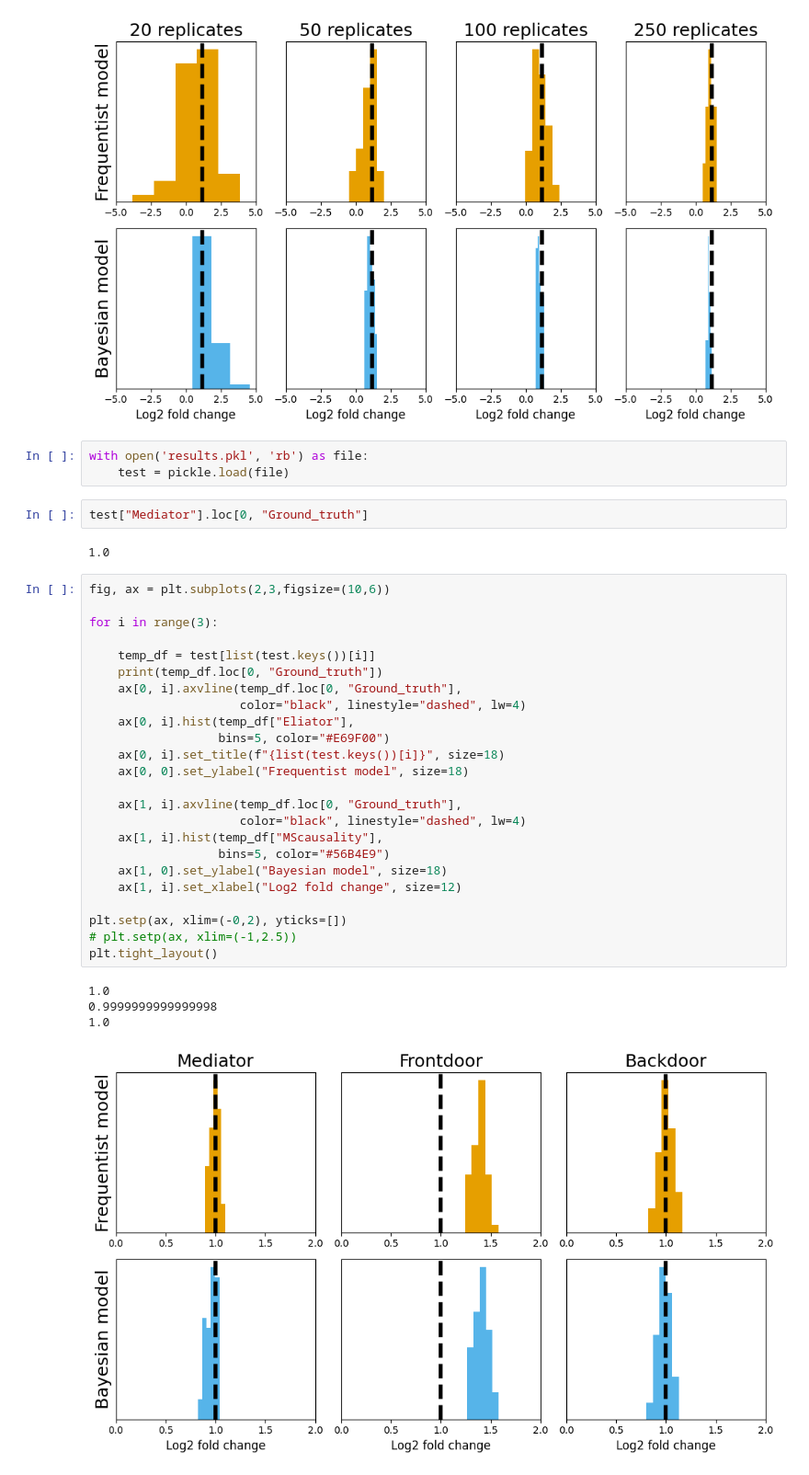
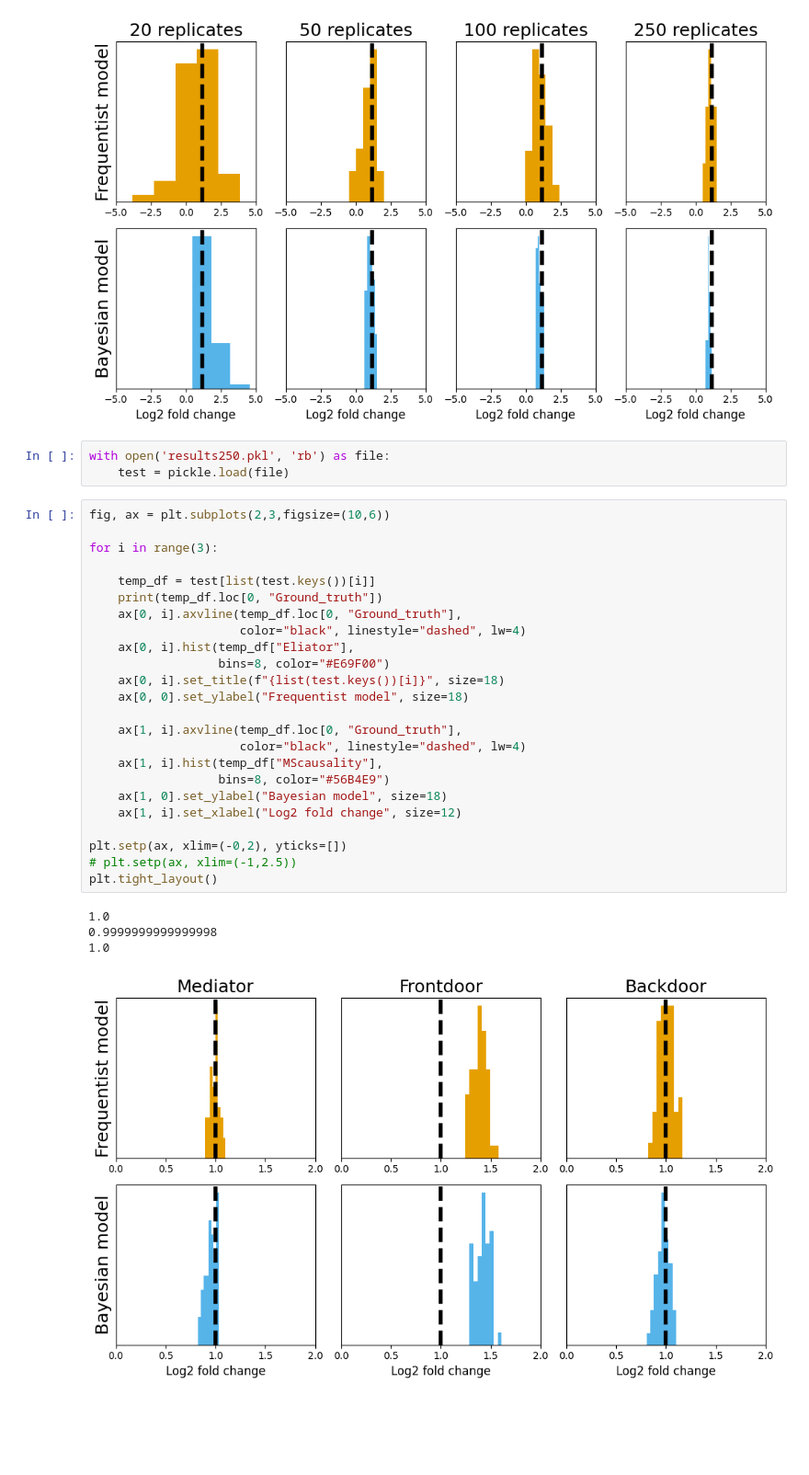
Before and after one commit to devonjkohler/Causomic, a Jupyter notebook: vignettes/methods_paper/TF_simulation.ipynb, the cells around one changed output. Shown at 92% size. Saved outputs shown, nothing was run; the diff lists cells and outputs as text; blank space fills up the shorter version.

```diff
--- a/vignettes/methods_paper/TF_simulation.ipynb
+++ b/vignettes/methods_paper/TF_simulation.ipynb
@@ -3478,38 +3478,34 @@ plt.tight_layout()
 # %% [output]
 [figure]
 # %%
-with open('results.pkl', 'rb') as file:
+with open('results250.pkl', 'rb') as file:
     test = pickle.load(file)
-# %%
-test["Mediator"].loc[0, "Ground_truth"]
-# %% [output]
-1.0
 # %%
 fig, ax = plt.subplots(2,3,figsize=(10,6))
 
 for i in range(3):
 
     temp_df = test[list(test.keys())[i]]
     print(temp_df.loc[0, "Ground_truth"])
     ax[0, i].axvline(temp_df.loc[0, "Ground_truth"],
                      color="black", linestyle="dashed", lw=4)
     ax[0, i].hist(temp_df["Eliator"],
-                  bins=5, color="#E69F00")
+                  bins=8, color="#E69F00")
     ax[0, i].set_title(f"{list(test.keys())[i]}", size=18)
     ax[0, 0].set_ylabel("Frequentist model", size=18)
 
     ax[1, i].axvline(temp_df.loc[0, "Ground_truth"],
                      color="black", linestyle="dashed", lw=4)
     ax[1, i].hist(temp_df["MScausality"],
-                  bins=5, color="#56B4E9")
+                  bins=8, color="#56B4E9")
     ax[1, 0].set_ylabel("Bayesian model", size=18)
     ax[1, i].set_xlabel("Log2 fold change", size=12)
 
 plt.setp(ax, xlim=(-0,2), yticks=[])
 # plt.setp(ax, xlim=(-1,2.5))
 plt.tight_layout()
 # %% [output]
 1.0
 0.9999999999999998
 1.0
-[figure, old version]
+[figure, new version]
```
Also changed, not shown: parts of 9 cells of this notebook, 27 other files.
